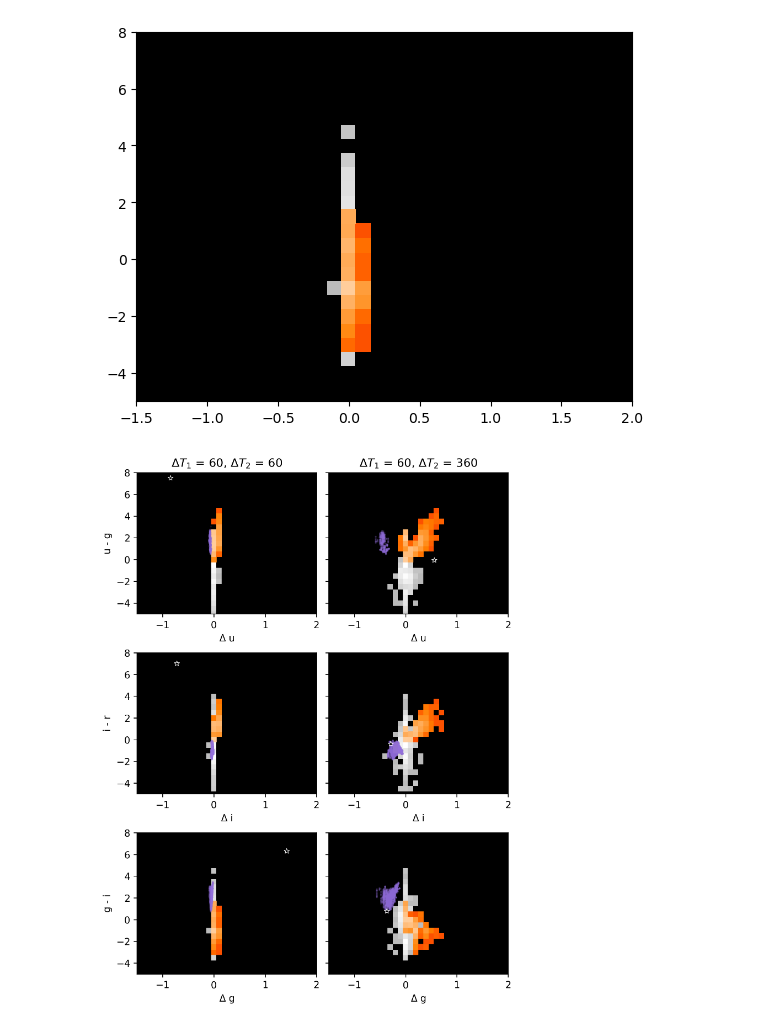
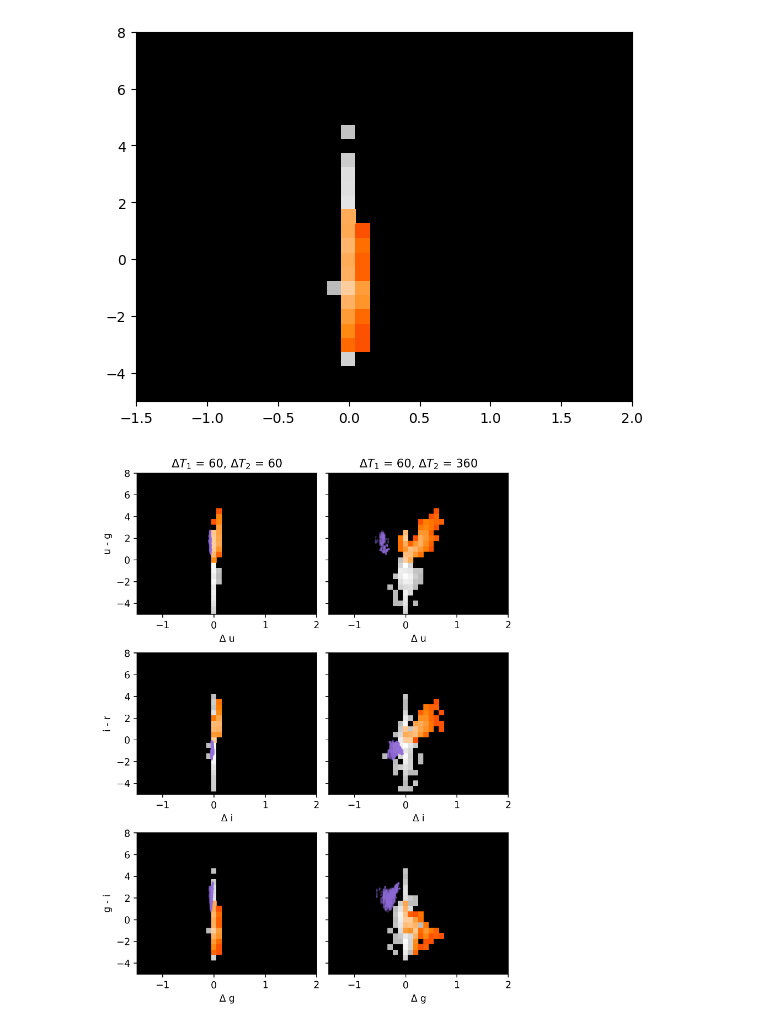
Before and after one commit to mnilsson8/Cube, a Jupyter notebook: Cube/PlottingDataCubeSlice_test.ipynb, the cells around one changed output. Cells and saved outputs as stored; diff of their text form; code cells hidden in the pictures.

```diff
--- a/Cube/PlottingDataCubeSlice_test.ipynb
+++ b/Cube/PlottingDataCubeSlice_test.ipynb
@@ -103,7 +102,7 @@ def PlotCubeSlice(DataCube, InfoDict, Band1, Band2, dT1, dT2):
     plt.xlim([-1.5, 2])
     plt.ylim([-5, 8])
 # %%
-PathCubeFolder = '/lustre/lrspec/users/4300/cube/Data/Datacube/SweetSpot'
+PathCubeFolder = '/lustre/lrspec/users/4300/cube/Data/Datacube/CAAT/SweetSpot'
 CubeFileNames = os.listdir(PathCubeFolder)
 CubeFileNames = [ ii for ii in CubeFileNames if '.pkl' in ii ]
 PathCubeFolder2 = '/lustre/lrspec/users/4300/cube/Data/Datacube/SNIa-SALT2'
@@ -301,27 +304,28 @@ def PlotSliceWithTwoHists(HashTable1, InfoDict1, HashTable2, InfoDict2, Band1, B
     ax.set_xlim([-1.5, 2])
     ax.set_ylim([-5, 8])
 # %%
-def PlotSliceWithSNHistandKNPoints(HashTable1, InfoDict1, HashTable2, InfoDict2, FilePath, Band1, Band2, dT1, dT2, ax = None):
+def PlotSliceWithSNHistandKNPoints(HashTable1, InfoDict1, HashTable2, InfoDict2, Band1, Band2, dT1, dT2, FilePath = None, ax = None):
     cut_gist_heat = ListedColormap(plt.colormaps["gist_heat"](np.linspace(0, 0.9, 256)))
 
     if ax == None:
         fig, ax = plt.subplots(1,1)
 
-    with open(FilePath, 'rb') as f:
-        Interp_load = pickle.load(f)
-        TimeRange_load = pickle.load(f)
 
-    Data = Functions.CalculateMap(Interp_load, TimeRange_load, Band1, Band2, dT1, dT2, PointsPDay=12, ObjNo=100, SeedObj=113)
 
     Map1 = Enquiry(HashTable1, InfoDict1, Band1, Band2, dT1, dT2) * 10000000
     Map2 = Enquiry(HashTable2, InfoDict2, Band1, Band2, dT1, dT2) * 10000000
 
     ax.pcolor(InfoDict['BinMag'], InfoDict['BinColor'], np.transpose(Map1)+1,
-                       norm=LogNorm(1, vmax=Map1.max()+1), cmap='gist_gray')
+                        norm=LogNorm(1, vmax=Map1.max()+1), cmap='gist_gray')
     ax.pcolor(InfoDict2['BinMag'], InfoDict2['BinColor'], np.transpose(Map2),
                        norm=LogNorm(1, vmax=Map2.max()-1), cmap=cut_gist_heat)
-    ax.scatter(Data[0], Data[1], c='mediumpurple', s=1, alpha=0.1, )
 
+    if FilePath != None:
+        with open(FilePath, 'rb') as f:
+            Interp_load = pickle.load(f)
+            TimeRange_load = pickle.load(f)
+        Data = Functions.CalculateMap(Interp_load, TimeRange_load, Band1, Band2, dT1, dT2, PointsPDay=12, ObjNo=100, SeedObj=113)
+        ax.scatter(Data[0], Data[1], c='mediumpurple', s=1, alpha=0.1, )
 
     ax.set_xlim([-1.5, 2])
     ax.set_ylim([-5, 8])
@@ -332,23 +336,24 @@ PlotSliceWithTwoHists(HashTable, InfoDict, HashTable2, InfoDict2, "g","i",60, 60
 # %%
 bandpairs = [["u","g"], ["i", "r"], ["g","i"]]
 timepairs = [[60,60], [60, 360]]
 KNDataPath = '/lustre/lrspec/prestocolor/Test_Interp1/KN_B19_Interp.pkl'
 
 fig, axs = plt.subplots(len(bandpairs), len(timepairs), squeeze = False, sharey = True,
                         figsize = (6, 8), dpi = 250, layout = "constrained")
 for i in range(len(bandpairs)):
     for j in range(len(timepairs)):
-        PlotSliceWithSNHistandKNPoints(HashTable, InfoDict, HashTable2, InfoDict2, KNDataPath, bandpairs[i][0],bandpairs[i][1],
-                              timepairs[j][0],timepairs[j][1], ax = axs[i][j])
+        PlotSliceWithSNHistandKNPoints(HashTable, InfoDict, HashTable2, InfoDict2, bandpairs[i][0],bandpairs[i][1],
+                              timepairs[j][0],timepairs[j][1], FilePath = KNDataPath, ax = axs[i][j])
 
-        RandomPoint = [np.random.uniform(-1.5,2),np.random.uniform(-5,8)]
-        axs[i][j].plot(RandomPoint[0],RandomPoint[1], "*", mec = "white", mew = 0.5, color = "black")
+        # RandomPoint = [np.random.uniform(-1.5,2),np.random.uniform(-5,8)]
+        # axs[i][j].plot(RandomPoint[0],RandomPoint[1], "*", mec = "white", mew = 0.5, color = "black")
 
         axs[i][j].set_xlabel(f"$\\Delta$ {bandpairs[i][0]}")
 
         if i == 0:
             axs[i][j].set_title(f"$\\Delta T_1$ = {timepairs[j][0]}, $\\Delta T_2$ = {timepairs[j][1]}")
         if j == 0:
             axs[i][j].set_ylabel(f"{bandpairs[i][0]} - {bandpairs[i][1]}")
+plt.savefig("/lustre/lrspec/users/4300/cube/Figures/CAAT_w_SS_6060_60360_ug_ir_gi")
 # %% [output]
-[figure, old version]
+[figure, new version]
```
Also changed, not shown: parts of 19 cells of this notebook, 2 other files.
